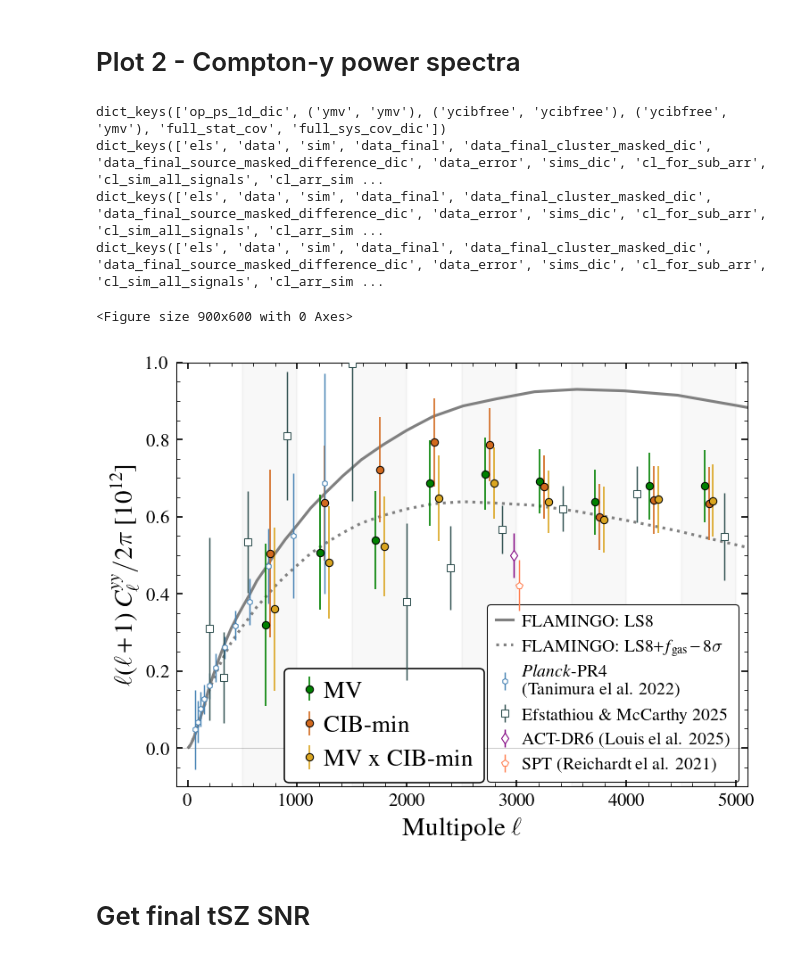
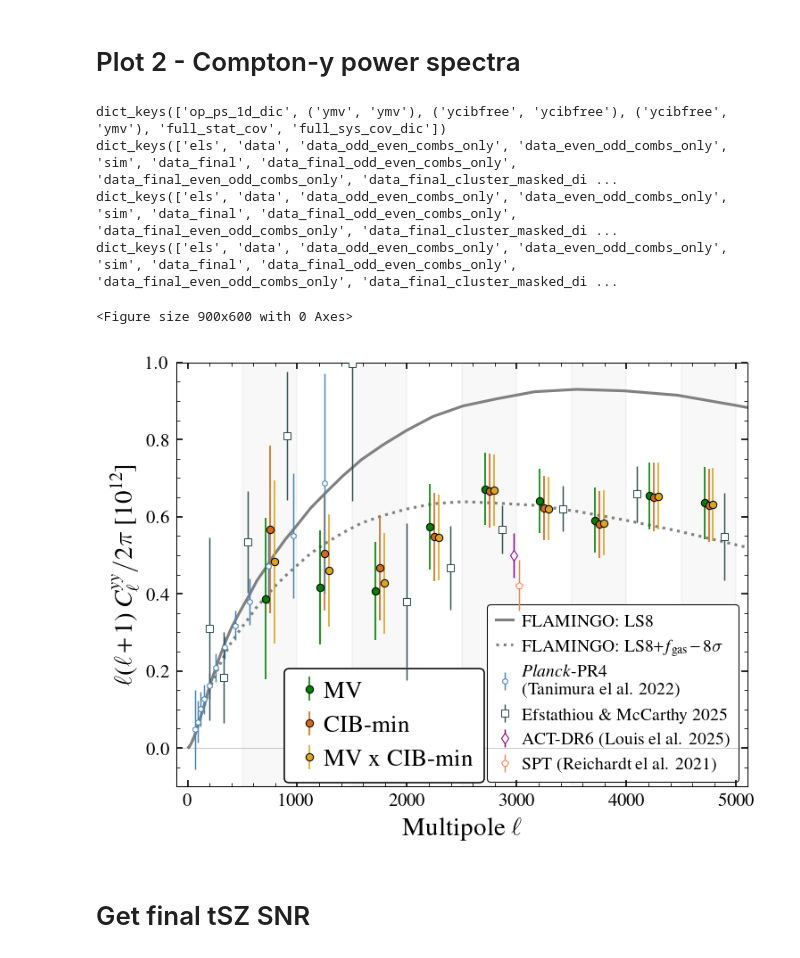
Before and after one commit to sriniraghunathan/tSZ_2pt_SPT_SPIRE, a Jupyter notebook: read_files_and_make_plots.ipynb, the cells around one changed output. Saved outputs shown, nothing was run; the diff lists cells and outputs as text; code cells hidden in the pictures.

```diff
--- a/read_files_and_make_plots.ipynb
+++ b/read_files_and_make_plots.ipynb
@@ -188,8 +191,10 @@ ymin, ymax = dec0 - boxsize_deg/2., dec0 + boxsize_deg/2.
 #cmap = cm.RdYlBu_r
 #cmap = cmap_planck
 cmap = cm.RdBu_r
-import extra
-cmap = extra.shifted_color_map(cmap, start=0, midpoint=0.5, stop=1.0, name='shiftedcmap')
+if (1):
+    import extra
+    cmap = extra.shifted_color_map(cmap, start=0, midpoint=0.5, stop=1.0, name='shiftedcmap')
+    print( '\n\n\nshifting colour maps\n\n\n')
 #vmin, vmax = -10., 50.
 #vmin, vmax = -20, 20. #15., 15.
 #vmin, vmax = -15, 15. #SNR>=20
@@ -425,6 +430,36 @@ pl_specs_dic = {('ymv', 'ymv'): ['green', r'MV', mkrval1, msval1],
                 ('ycibfree', 'ycibfree'): ['chocolate', r'CIB-min', mkrval2, msval2],
                 ('ycibfree', 'ymv'): ['goldenrod', r'MV x CIB-min', mkrval3, msval3],
                }
+
+"""
+clf()
+pl_arr, pl_arr_v2 = [], []
+for m1m2 in m1_m2_ilc_comb_arr_to_plot:
+    el_ = res_dic[m1m2]['els']
+    cl_data_final = res_dic[m1m2]['data_final']
+    cl_data_final_v2 = res_dic[m1m2]['data_final_cluster_masked_dic']['withpostprocessingsourcemasks']
+    pl_arr.append( cl_data_final )
+    pl_arr_v2.append( cl_data_final_v2 )
+    plot(el_, cl_data_final_v2/cl_data_final)
+show();
+
+dl_fac = el_ * (el_+1)/2/np.pi * 1e12
+diff_comb_arr = [[0,1], [0,2], [1,2]]
+clf()
+for cntr, ij in enumerate(diff_comb_arr):
+    ax = subplot(3, 1, cntr+1)
+    i, j = ij
+    tmp = pl_arr[i] - pl_arr[j]
+    tmp_v2 = pl_arr_v2[i] - pl_arr_v2[j]
+    print(tmp * dl_fac, tmp_v2 * dl_fac)
+    plot(el_-10, tmp * dl_fac, ls = 'None', marker = 'o', color = 'black', ms = 3.)
+    plot(el_+10, tmp_v2 * dl_fac, ls = 'None', marker = 'o', color = 'orangered', ms = 3.)
+    axhline(0., lw = 0.2)
+    xlim(0., 5000.); ylim(-0.3, 0.3)
+show()
+sys.exit()
+"""
+
 results_for_cr_dic = {}
 for m1m2 in m1_m2_ilc_comb_arr_to_plot:
     print(res_dic[m1m2].keys())
@@ -432,6 +467,10 @@ for m1m2 in m1_m2_ilc_comb_arr_to_plot:
     cl_data_final = res_dic[m1m2]['data_final'] * mulfac
     cl_data_err = res_dic[m1m2]['data_error'] * mulfac
     cl_tot_cov = res_dic[m1m2]['total_cov'] * mulfac**2.
+    if (1):
+        cl_data_final_odd_even_combs_only = res_dic[m1m2]['data_final_odd_even_combs_only'] * mulfac
+        cl_data_final = np.copy(cl_data_final_odd_even_combs_only)
+
     ##print( cl_data_err )
     ##print( np.sqrt( np.diag(cl_tot_cov) ) ); sys.exit()
 
@@ -640,37 +679,37 @@ elif len(flamingo_fname_dic) == 3:
 
 
 legfsval = fsval-1
 yloc = -0.02
 #leg1 = ax.legend(handles[data_inds], labels[data_inds], bbox_to_anchor = (0.67, yloc), loc = 4, fontsize = legfsval, ncol = 1, handletextpad = 0.1, columnspacing = 0.3, handlelength = 1., numpoints = 1, framealpha = 1.)
 leg1 = ax.legend(handles[data_inds], labels[data_inds], bbox_to_anchor = (0.56, yloc), loc = 4, fontsize = legfsval, ncol = 1, handletextpad = 0.1, columnspacing = 0.3, handlelength = 1., numpoints = 1, framealpha = 1.)
 #leg1.get_frame().set_edgecolor('whitesmoke')
 leg1.get_frame().set_linewidth(.75)
 ax.add_artist(leg1)
 leg2 = ax.legend(handles[other_inds], labels[other_inds], bbox_to_anchor = (1., yloc+0.01), loc = 4, fontsize = legfsval-3.5, ncol = 1, handletextpad = 0.5, columnspacing = 0.3, handlelength = 1., numpoints = 1, framealpha = 1.)
 #leg2.get_frame().set_edgecolor('whitesmoke')
 leg2.get_frame().set_linewidth(.5)
 leg2.set_zorder(0)
 
 """
 legfsval = fsval+2
 legend(loc = 4, fontsize = legfsval, ncol = 1, handletextpad = 0.1, columnspacing = 0.3, handlelength = 1., numpoints = 1)
 """
 
 plname = 'plots/ymap_spectra_data'
 #np.save('results/100d_tsz_final_estimate_for_CR.npy', results_for_cr_dic)
 ########################################################################
 ########################################################################
 ########################################################################
 plname = '%s.pdf' %(plname)
 ###savefig(plname, dpi = 200.)
 show()
 # %% [output]
 dict_keys(['op_ps_1d_dic', ('ymv', 'ymv'), ('ycibfree', 'ycibfree'), ('ycibfree', 'ymv'), 'full_stat_cov', 'full_sys_cov_dic'])
-dict_keys(['els', 'data', 'sim', 'data_final', 'data_final_cluster_masked_dic', 'data_final_source_masked_difference_dic', 'data_error', 'sims_dic', 'cl_for_sub_arr', 'cl_sim_all_signals', 'cl_arr_sim ...
-dict_keys(['els', 'data', 'sim', 'data_final', 'data_final_cluster_masked_dic', 'data_final_source_masked_difference_dic', 'data_error', 'sims_dic', 'cl_for_sub_arr', 'cl_sim_all_signals', 'cl_arr_sim ...
-dict_keys(['els', 'data', 'sim', 'data_final', 'data_final_cluster_masked_dic', 'data_final_source_masked_difference_dic', 'data_error', 'sims_dic', 'cl_for_sub_arr', 'cl_sim_all_signals', 'cl_arr_sim ...
+dict_keys(['els', 'data', 'data_odd_even_combs_only', 'data_even_odd_combs_only', 'sim', 'data_final', 'data_final_odd_even_combs_only', 'data_final_even_odd_combs_only', 'data_final_cluster_masked_di ...
+dict_keys(['els', 'data', 'data_odd_even_combs_only', 'data_even_odd_combs_only', 'sim', 'data_final', 'data_final_odd_even_combs_only', 'data_final_even_odd_combs_only', 'data_final_cluster_masked_di ...
+dict_keys(['els', 'data', 'data_odd_even_combs_only', 'data_even_odd_combs_only', 'sim', 'data_final', 'data_final_odd_even_combs_only', 'data_final_even_odd_combs_only', 'data_final_cluster_masked_di ...
 <Figure size 900x600 with 0 Axes>
-[figure, old version]
+[figure, new version]
 # %% [markdown]
 # Get final tSZ SNR
 # %%
```
Also changed, not shown: parts of 2 cells of this notebook, 9 other files.
